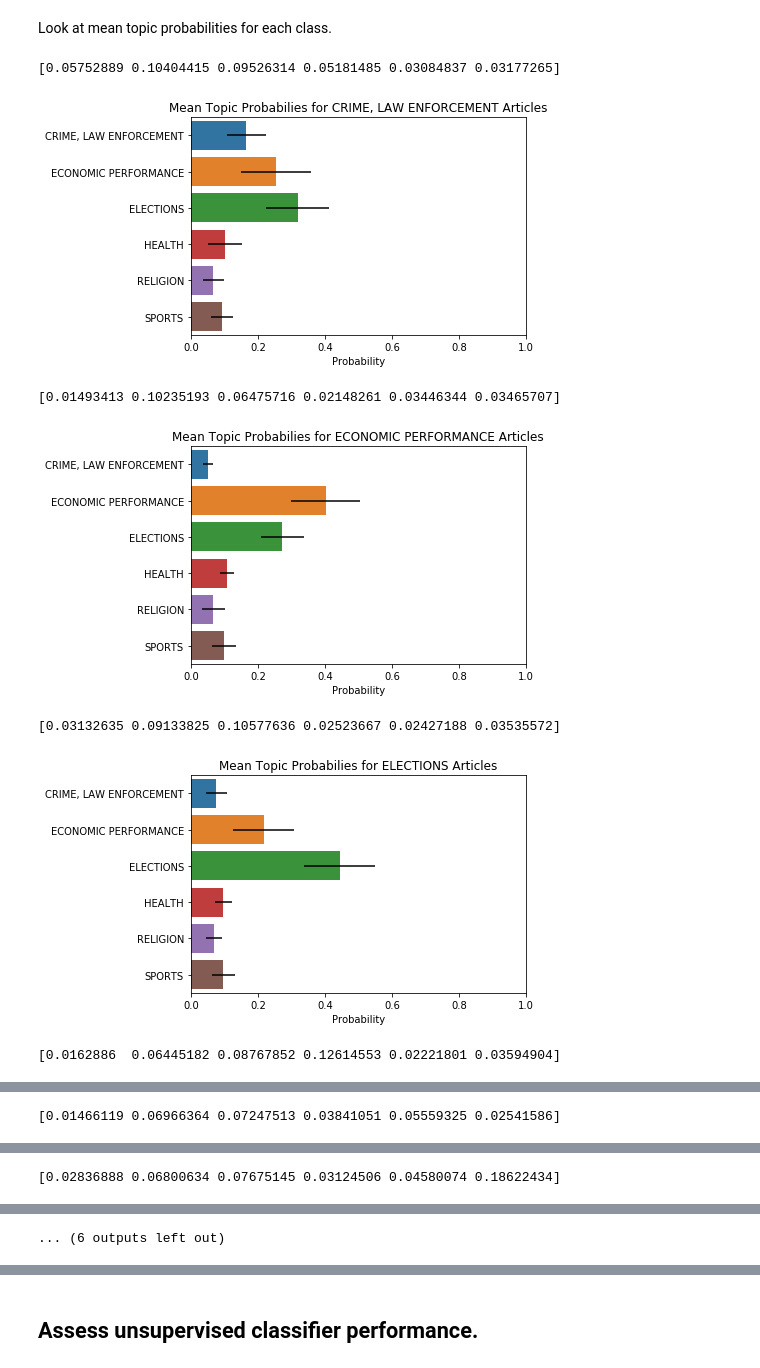
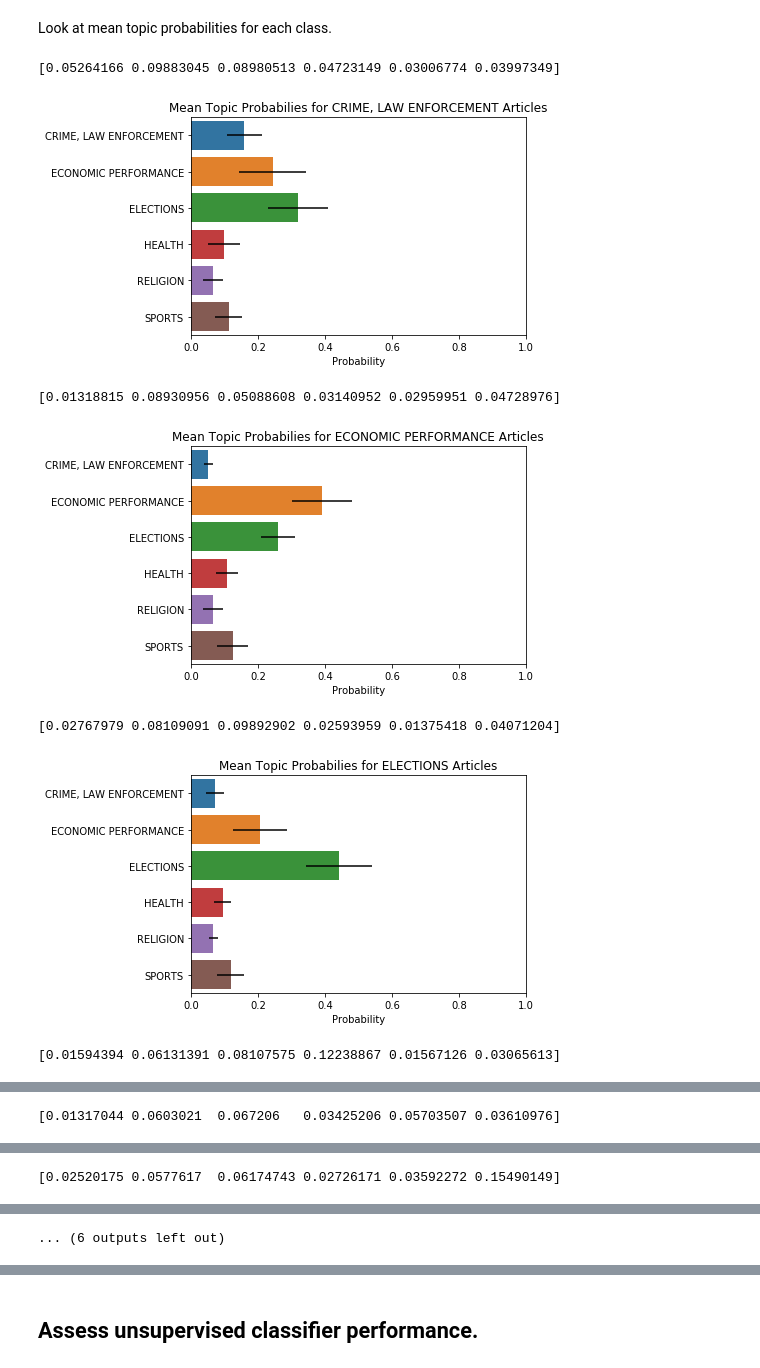
Before and after one commit to dscook/topic-classification-with-kbs, a Jupyter notebook: rcv1/knowledge_base.ipynb, the cells around one changed output, grey strips where cells are left out. Cells and saved outputs as stored; diff of their text form; code cells hidden in the pictures.

Commit message:
Updated notebook for RCV1 KB classifier.

```diff
--- a/rcv1/knowledge_base.ipynb
+++ b/rcv1/knowledge_base.ipynb
@@ -21,7 +21,7 @@ from kb_common import int_to_topic, wiki_topics_to_actual_topics
 # %% [markdown]
 ## Load the data.
 # %%
-x, y = load_preprocessed_data('data/rcv1_no_stopwords.csv')
+x, y = load_preprocessed_data('data/rcv1_kb.csv')
 x = np.array(x)
 y = np.array(y)
 
@@ -55,7 +55,7 @@ print(counts)
 ## Initialise and tune class probabilities for unsupervised learner
 # %%
 np.random.seed(42)
-kb_predictor = KnowledgeBasePredictor(topic_code_to_topic_dict.values(), topic_depth=1)
+kb_predictor = KnowledgeBaseClassifier(topic_code_to_topic_dict.values(), topic_depth=1)
 kb_predictor.train(train_x, train_y)
 # %% [output]
 0
@@ -106,39 +106,39 @@ Look at mean topic probabilities for each class.
 # %%
 prob_means = np.zeros(shape=(6, 6))
 
 # Plot graph of mean topic probabilities for each topic class
 for index, topic_code in int_to_topic_code.items():
     prob_mean = np.mean(kb_predictor.last_class_probabilities[train_y == index], axis=0)
     prob_std = np.std(kb_predictor.last_class_probabilities[train_y == index], axis=0)
     prob_means[index] = prob_mean
     print(prob_std)
 
     plt.figure()
     plt.title('Mean Topic Probabilies for {} Articles'.format(topic_code_to_topic_dict[topic_code]))
     plt.xlabel('Probability')
     plt.xlim(0.0, 1.0)
-    sns.barplot(x=prob_mean, y=list(int_to_topic.values()), xerr=prob_std)
+    sns.barplot(x=prob_mean, y=list(topic_code_to_topic_dict.values()), xerr=prob_std)
     plt.savefig('topic_prob_{}.pdf'.format(topic_code_to_topic_dict[topic_code]), bbox_inches='tight')
     plt.show()
 
 # Plot graph of mean topic probabilities for each topic class
 for index, topic_code in int_to_topic_code.items():
     prob_mean = np.mean(kb_predictor.last_class_probabilities[train_y == index], axis=0)
     prob_std = np.std(kb_predictor.last_class_probabilities[train_y == index], axis=0)
 
     plt.figure()
     plt.title('Standardised Value for {} Articles'.format(topic_code_to_topic_dict[topic_code]))
     plt.xlabel('Standardised Value')
     plt.xlim(-2.5, 2.5)
     sns.barplot(x=((prob_mean-np.mean(prob_means, axis=0))/np.std(prob_means, axis=0)),
-                   y=list(int_to_topic.values()))
+                   y=list(topic_code_to_topic_dict.values()))
     plt.savefig('standardised_{}.pdf'.format(topic_code_to_topic_dict[topic_code]), bbox_inches='tight')
     plt.show()
 # %% [output]
-[0.05752889 0.10404415 0.09526314 0.05181485 0.03084837 0.03177265]
+[0.05264166 0.09883045 0.08980513 0.04723149 0.03006774 0.03997349]
-[figure, old version]
+[figure, new version]
-[0.01493413 0.10235193 0.06475716 0.02148261 0.03446344 0.03465707]
+[0.01318815 0.08930956 0.05088608 0.03140952 0.02959951 0.04728976]
-[figure, old version]
+[figure, new version]
-[0.03132635 0.09133825 0.10577636 0.02523667 0.02427188 0.03535572]
+[0.02767979 0.08109091 0.09892902 0.02593959 0.01375418 0.04071204]
-[figure, old version]
+[figure, new version]
-[0.0162886  0.06445182 0.08767852 0.12614553 0.02221801 0.03594904]
+[0.01594394 0.06131391 0.08107575 0.12238867 0.01567126 0.03065613]
@@ -146 +146 @@ for index, topic_code in int_to_topic_code.items():
-[0.01466119 0.06966364 0.07247513 0.03841051 0.05559325 0.02541586]
+[0.01317044 0.0603021  0.067206   0.03425206 0.05703507 0.03610976]
@@ -148 +148 @@ for index, topic_code in int_to_topic_code.items():
-[0.02836888 0.06800634 0.07675145 0.03124506 0.04580074 0.18622434]
+[0.02520175 0.0577617  0.06174743 0.02726171 0.03592272 0.15490149]
```
Also changed, not shown: parts of 5 cells of this notebook.
